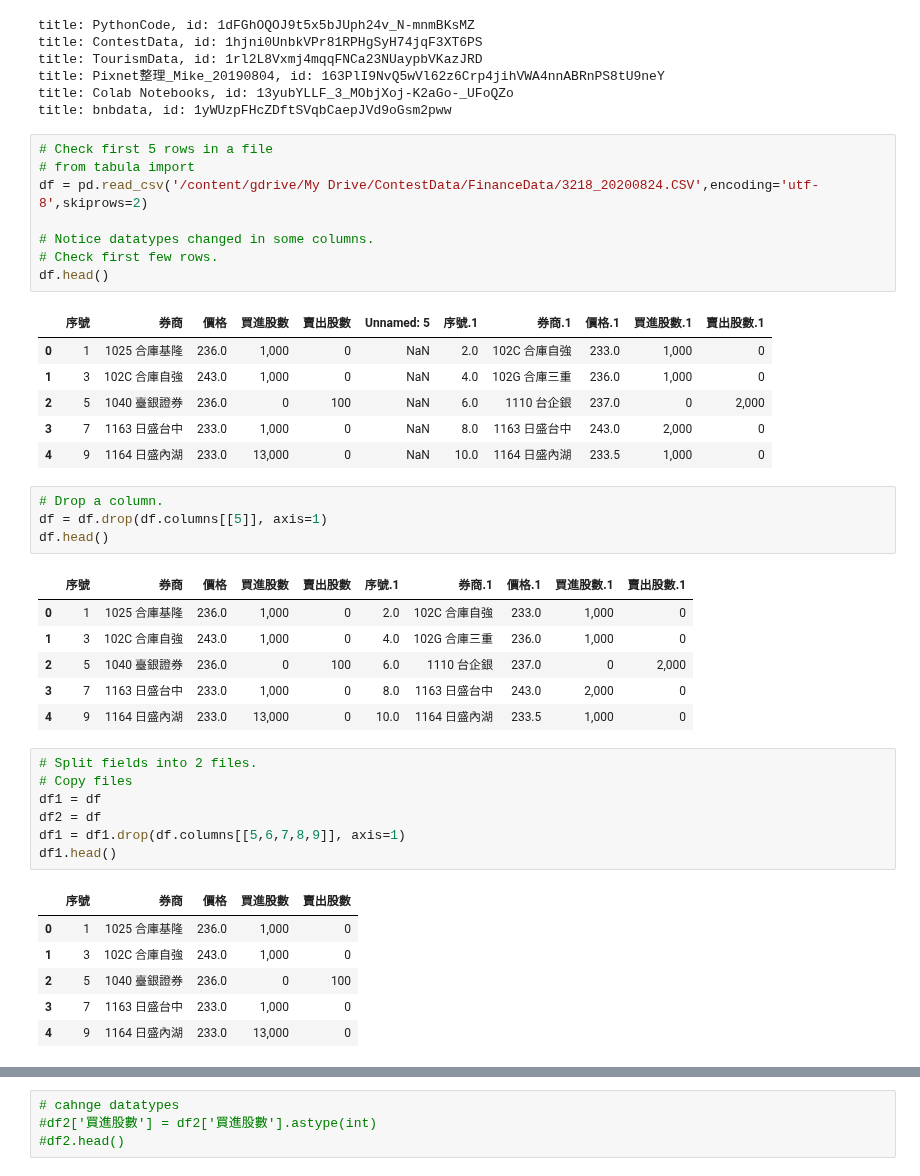
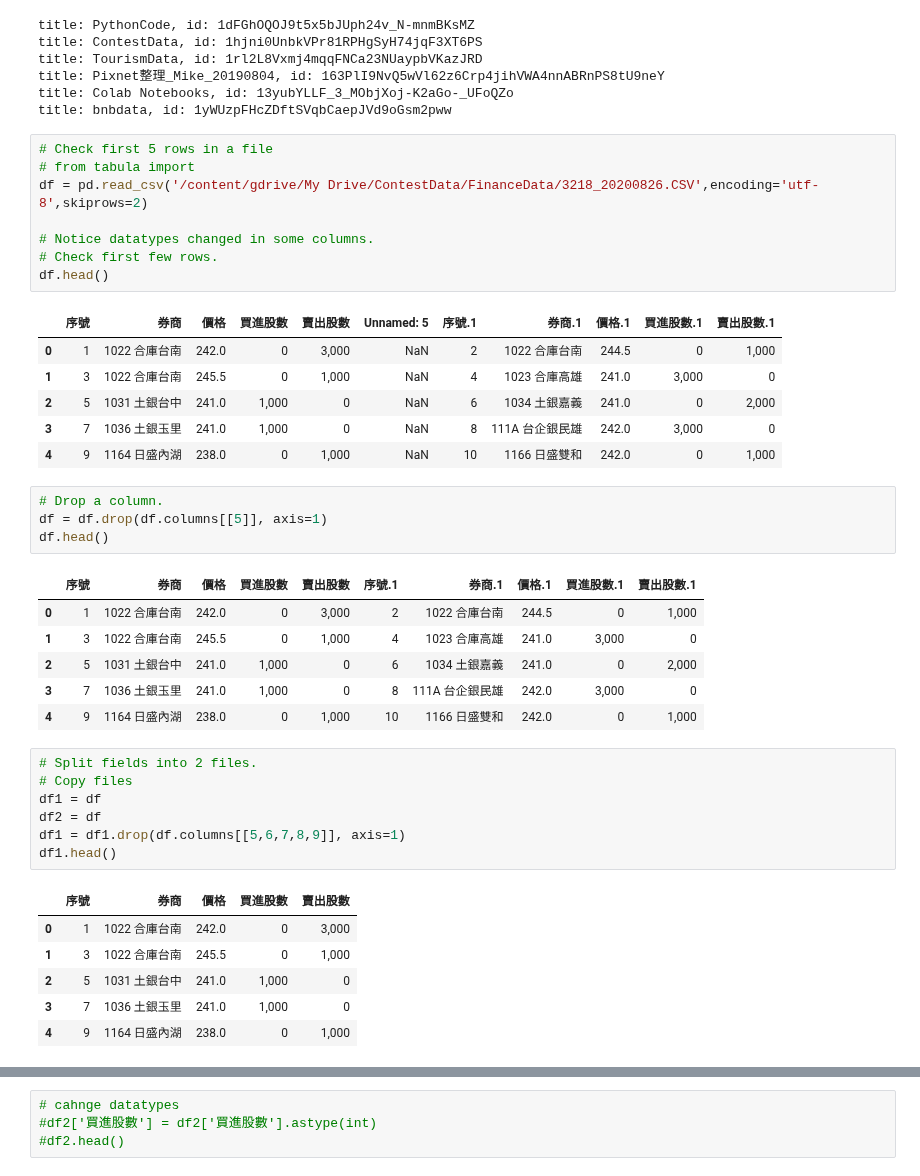
Before and after one commit to cwcheng0/practicepython, a Jupyter notebook: TaiwanStockCountOTC.ipynb, the cells around one changed output, grey strips where cells are left out. Saved outputs shown, nothing was run; the diff lists cells and outputs as text.

```diff
--- a/TaiwanStockCountOTC.ipynb
+++ b/TaiwanStockCountOTC.ipynb
@@ -54,29 +54,29 @@ title: bnbdata, id: 1yWUzpFHcZDftSVqbCaepJVd9oGsm2pww
 # %%
 # Check first 5 rows in a file
 # from tabula import
-df = pd.read_csv('/content/gdrive/My Drive/ContestData/FinanceData/3218_20200824.CSV',encoding='utf-8',skiprows=2)
+df = pd.read_csv('/content/gdrive/My Drive/ContestData/FinanceData/3218_20200826.CSV',encoding='utf-8',skiprows=2)
 
 # Notice datatypes changed in some columns.
 # Check first few rows.
 df.head()
 # %% [output]
 |  | 序號 | 券商 | 價格 | 買進股數 | 賣出股數 | Unnamed: 5 | 序號.1 | 券商.1 | 價格.1 | 買進股數.1 | 賣出股數.1 |
-| 0 | 1 | 1025 合庫基隆 | 236.0 | 1,000 | 0 | NaN | 2.0 | 102C 合庫自強 | 233.0 | 1,000 | 0 |
-| 1 | 3 | 102C 合庫自強 | 243.0 | 1,000 | 0 | NaN | 4.0 | 102G 合庫三重 | 236.0 | 1,000 | 0 |
-| 2 | 5 | 1040 臺銀證券 | 236.0 | 0 | 100 | NaN | 6.0 | 1110 台企銀 | 237.0 | 0 | 2,000 |
-| 3 | 7 | 1163 日盛台中 | 233.0 | 1,000 | 0 | NaN | 8.0 | 1163 日盛台中 | 243.0 | 2,000 | 0 |
-| 4 | 9 | 1164 日盛內湖 | 233.0 | 13,000 | 0 | NaN | 10.0 | 1164 日盛內湖 | 233.5 | 1,000 | 0 |
+| 0 | 1 | 1022 合庫台南 | 242.0 | 0 | 3,000 | NaN | 2 | 1022 合庫台南 | 244.5 | 0 | 1,000 |
+| 1 | 3 | 1022 合庫台南 | 245.5 | 0 | 1,000 | NaN | 4 | 1023 合庫高雄 | 241.0 | 3,000 | 0 |
+| 2 | 5 | 1031 土銀台中 | 241.0 | 1,000 | 0 | NaN | 6 | 1034 土銀嘉義 | 241.0 | 0 | 2,000 |
+| 3 | 7 | 1036 土銀玉里 | 241.0 | 1,000 | 0 | NaN | 8 | 111A 台企銀民雄 | 242.0 | 3,000 | 0 |
+| 4 | 9 | 1164 日盛內湖 | 238.0 | 0 | 1,000 | NaN | 10 | 1166 日盛雙和 | 242.0 | 0 | 1,000 |
 # %%
 # Drop a column.
 df = df.drop(df.columns[[5]], axis=1)
 df.head()
 # %% [output]
 |  | 序號 | 券商 | 價格 | 買進股數 | 賣出股數 | 序號.1 | 券商.1 | 價格.1 | 買進股數.1 | 賣出股數.1 |
-| 0 | 1 | 1025 合庫基隆 | 236.0 | 1,000 | 0 | 2.0 | 102C 合庫自強 | 233.0 | 1,000 | 0 |
-| 1 | 3 | 102C 合庫自強 | 243.0 | 1,000 | 0 | 4.0 | 102G 合庫三重 | 236.0 | 1,000 | 0 |
-| 2 | 5 | 1040 臺銀證券 | 236.0 | 0 | 100 | 6.0 | 1110 台企銀 | 237.0 | 0 | 2,000 |
-| 3 | 7 | 1163 日盛台中 | 233.0 | 1,000 | 0 | 8.0 | 1163 日盛台中 | 243.0 | 2,000 | 0 |
-| 4 | 9 | 1164 日盛內湖 | 233.0 | 13,000 | 0 | 10.0 | 1164 日盛內湖 | 233.5 | 1,000 | 0 |
+| 0 | 1 | 1022 合庫台南 | 242.0 | 0 | 3,000 | 2 | 1022 合庫台南 | 244.5 | 0 | 1,000 |
+| 1 | 3 | 1022 合庫台南 | 245.5 | 0 | 1,000 | 4 | 1023 合庫高雄 | 241.0 | 3,000 | 0 |
+| 2 | 5 | 1031 土銀台中 | 241.0 | 1,000 | 0 | 6 | 1034 土銀嘉義 | 241.0 | 0 | 2,000 |
+| 3 | 7 | 1036 土銀玉里 | 241.0 | 1,000 | 0 | 8 | 111A 台企銀民雄 | 242.0 | 3,000 | 0 |
+| 4 | 9 | 1164 日盛內湖 | 238.0 | 0 | 1,000 | 10 | 1166 日盛雙和 | 242.0 | 0 | 1,000 |
 # %%
 # Split fields into 2 files.
 # Copy files
@@ -86,11 +86,11 @@ df1 = df1.drop(df.columns[[5,6,7,8,9]], axis=1)
 df1.head()
 # %% [output]
 |  | 序號 | 券商 | 價格 | 買進股數 | 賣出股數 |
-| 0 | 1 | 1025 合庫基隆 | 236.0 | 1,000 | 0 |
-| 1 | 3 | 102C 合庫自強 | 243.0 | 1,000 | 0 |
-| 2 | 5 | 1040 臺銀證券 | 236.0 | 0 | 100 |
-| 3 | 7 | 1163 日盛台中 | 233.0 | 1,000 | 0 |
-| 4 | 9 | 1164 日盛內湖 | 233.0 | 13,000 | 0 |
+| 0 | 1 | 1022 合庫台南 | 242.0 | 0 | 3,000 |
+| 1 | 3 | 1022 合庫台南 | 245.5 | 0 | 1,000 |
+| 2 | 5 | 1031 土銀台中 | 241.0 | 1,000 | 0 |
+| 3 | 7 | 1036 土銀玉里 | 241.0 | 1,000 | 0 |
+| 4 | 9 | 1164 日盛內湖 | 238.0 | 0 | 1,000 |
 # %%
 # Do it again
 df2 = df2.drop(df2.columns[[0,1,2,3,4]], axis=1)
```
Also changed, not shown: parts of 18 cells of this notebook.
